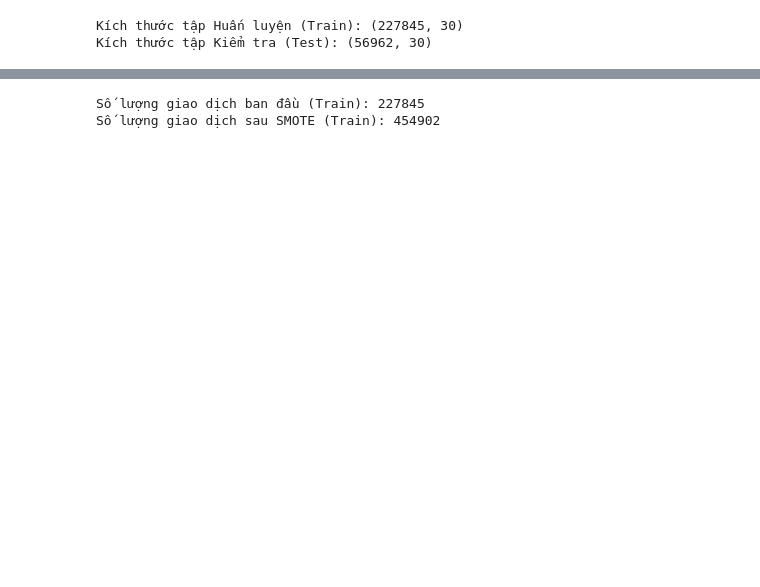
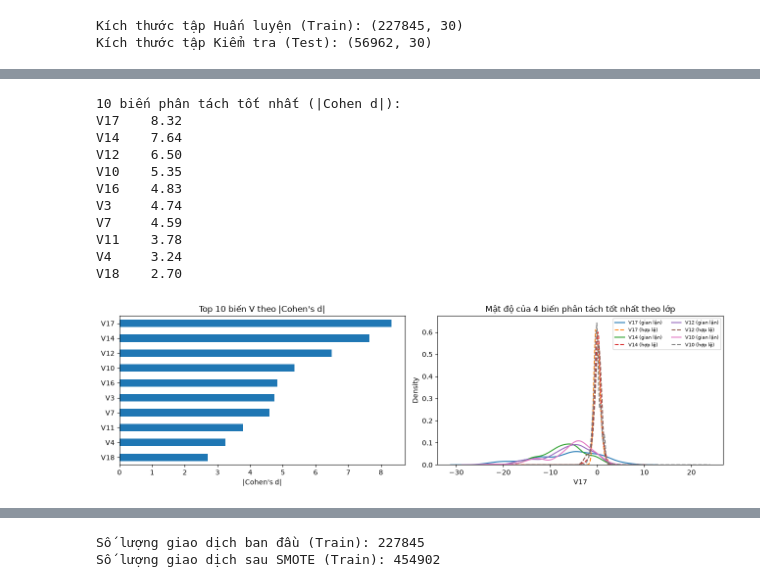
Before and after one commit to ninhduo263/credit-card-fraud-detection, a Jupyter notebook: PhanTich_GianLan.ipynb, the cells around one changed output, grey strips where cells are left out. Saved outputs shown, nothing was run; the diff lists cells and outputs as text; code cells hidden in the pictures; blank space fills up the shorter version.

```diff
--- a/PhanTich_GianLan.ipynb
+++ b/PhanTich_GianLan.ipynb
@@ -36,0 +178,37 @@ Kích thước tập Kiểm tra (Test): (56962, 30)
+# %%
+# Mức độ phân tách giữa hai lớp của từng biến V (độ lớn hiệu ứng Cohen's d)
+v_features = [c for c in df.columns if c.startswith('V')]
+g1 = df.loc[df['Class'] == 1, v_features]
+g0 = df.loc[df['Class'] == 0, v_features]
+pooled_sd = np.sqrt((g1.var() * (len(g1) - 1) + g0.var() * (len(g0) - 1)) / (len(g1) + len(g0) - 2))
+cohen_d = ((g1.mean() - g0.mean()) / pooled_sd).abs().sort_values(ascending=False)
+print('10 biến phân tách tốt nhất (|Cohen d|):')
+print(cohen_d.head(10).round(2).to_string())
+
+fig, ax = plt.subplots(1, 2, figsize=(13, 4))
+cohen_d.head(10).iloc[::-1].plot(kind='barh', ax=ax[0])
+ax[0].set_title("Top 10 biến V theo |Cohen's d|")
+ax[0].set_xlabel("|Cohen's d|")
+
+top4 = list(cohen_d.head(4).index)
+for f in top4:
+    sns.kdeplot(data=df[df['Class'] == 1], x=f, ax=ax[1], label=f'{f} (gian lận)', linestyle='-')
+    sns.kdeplot(data=df[df['Class'] == 0], x=f, ax=ax[1], label=f'{f} (hợp lệ)', linestyle='--')
+ax[1].set_title('Mật độ của 4 biến phân tách tốt nhất theo lớp')
+ax[1].legend(fontsize=7, ncol=2)
+plt.tight_layout()
+plt.savefig('fig_eda_bien_V.png', dpi=300, bbox_inches='tight')
+plt.show()
+# %% [output]
+10 biến phân tách tốt nhất (|Cohen d|):
+V17    8.32
+V14    7.64
+V12    6.50
+V10    5.35
+V16    4.83
+V3     4.74
+V7     4.59
+V11    3.78
+V4     3.24
+V18    2.70
+[figure, added]
```
Also changed, not shown: parts of 46 cells of this notebook, 3 other files.
